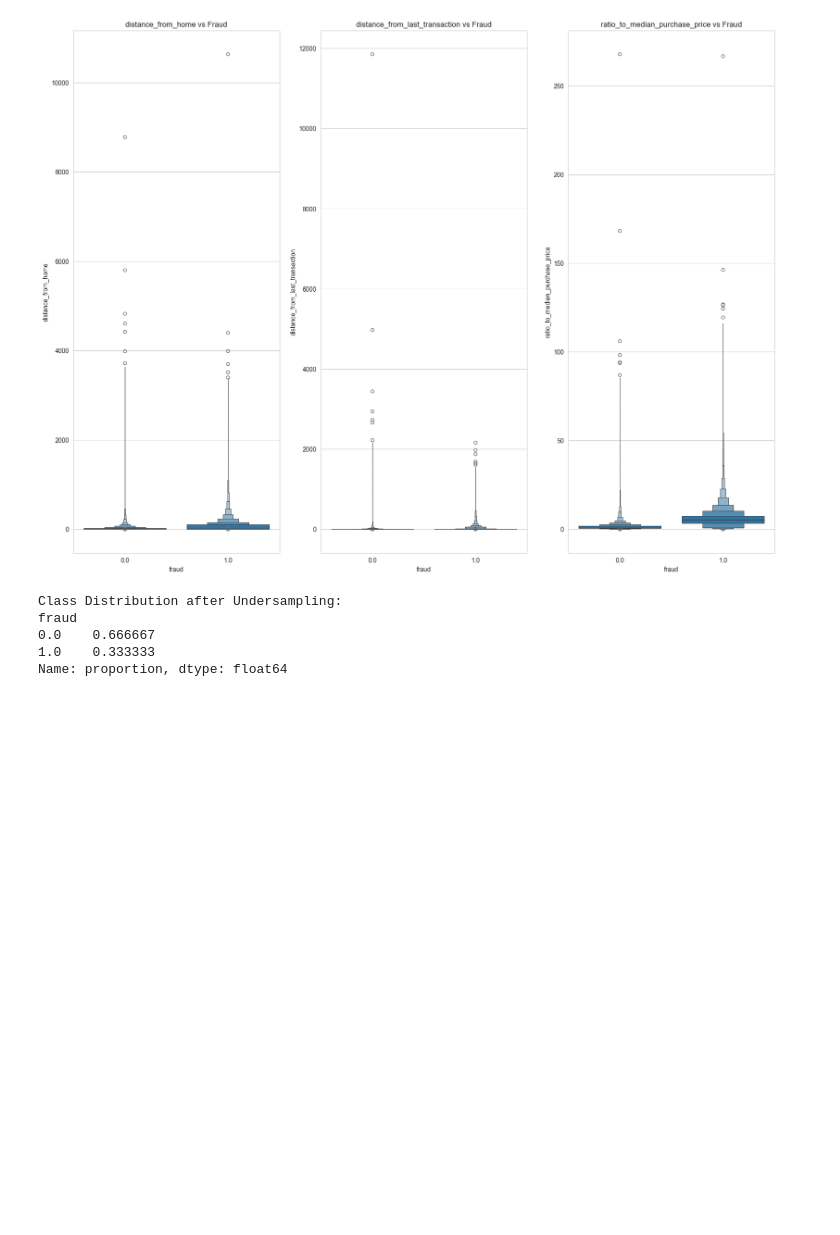
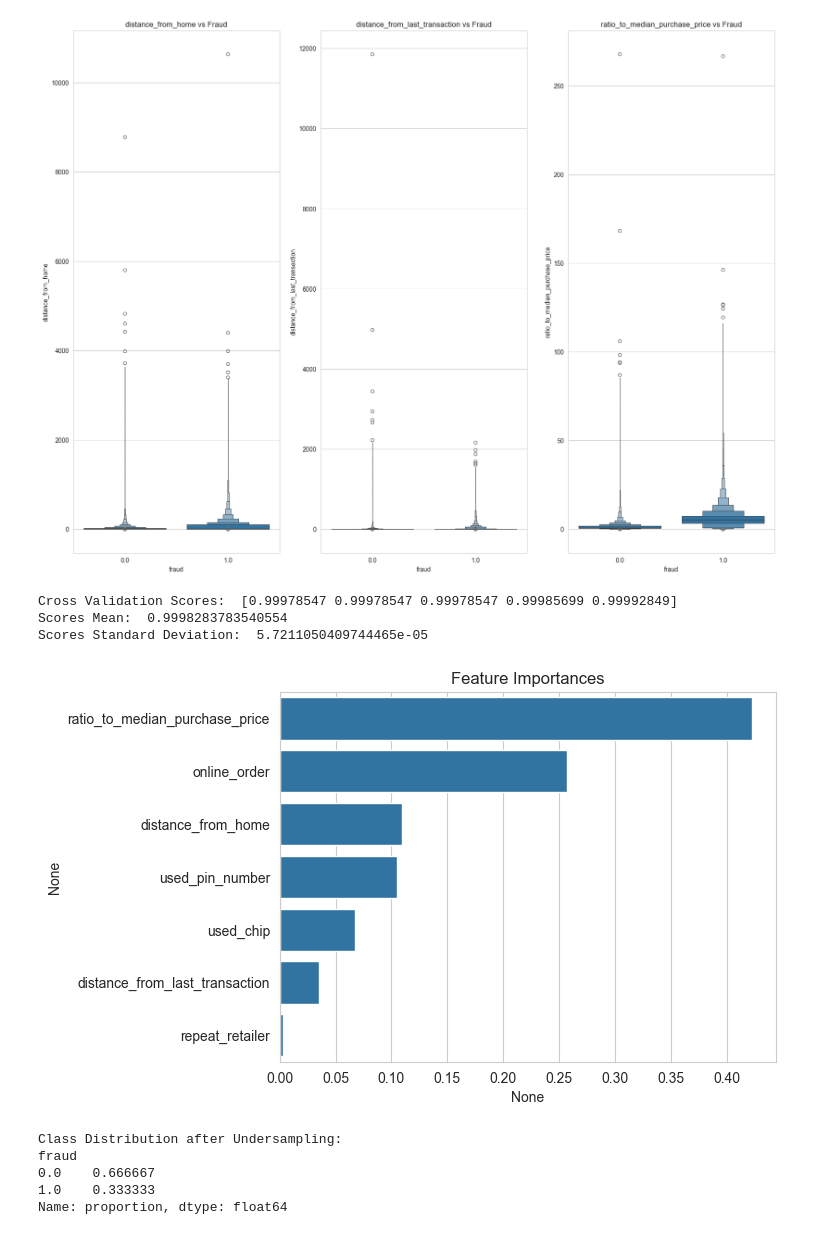
Before and after one commit to lucasdsm78/FraudDetectionIA, a Jupyter notebook: fastapi/fraud-detection-with-0-96-recall-and-0-98-auc.ipynb, the cells around one changed output. Drawn from its saved outputs; the diff is of its cells as text; code cells hidden in the pictures; blank space fills up the shorter version.

Commit message:
features importance diagram

```diff
--- a/fastapi/fraud-detection-with-0-96-recall-and-0-98-auc.ipynb
+++ b/fastapi/fraud-detection-with-0-96-recall-and-0-98-auc.ipynb
@@ -67,6 +62,39 @@ for i,col in enumerate(num_features):
     ax[i].set_title(f'{col} vs Fraud')
 # %% [output]
 [figure]
+# %%
+from sklearn.model_selection import StratifiedKFold
+from sklearn.tree import DecisionTreeClassifier
+from sklearn.model_selection import train_test_split
+
+def validate(model,X_train,y_train,score,n):
+
+    '''this function is to validate the model across multiple stratified splits'''
+
+    splits = StratifiedKFold(n_splits=n)
+    validate = cross_val_score(model,X_train,y_train,scoring=score,cv=splits)
+    print('Cross Validation Scores: ',validate)
+    print('Scores Mean: ',validate.mean())
+    print('Scores Standard Deviation: ',validate.std())
+    model.fit(X_train,y_train)
+    return model
+
+features = df.columns.drop(['fraud'])
+target = 'fraud'
+
+X = df[features]
+y = df[target]
+X_train , X_test ,y_train , y_test = train_test_split(X,y,test_size = 0.2 ,random_state = 42 ,stratify=y)
+
+dec_tree = validate(DecisionTreeClassifier(random_state=42),X_train,y_train,'recall',5)
+feat_imp_dt = pd.Series(dec_tree.feature_importances_,index=X.columns).sort_values(ascending=False)
+sns.barplot(x=feat_imp_dt,y=feat_imp_dt.index)
+plt.title('Feature Importances');
+# %% [output]
+Cross Validation Scores:  [0.99978547 0.99978547 0.99978547 0.99985699 0.99992849]
+Scores Mean:  0.9998283783540554
+Scores Standard Deviation:  5.7211050409744465e-05
+[figure, added]
 # %%
 from imblearn.under_sampling import RandomUnderSampler
 
```
Also changed, not shown: parts of 4 cells of this notebook.
